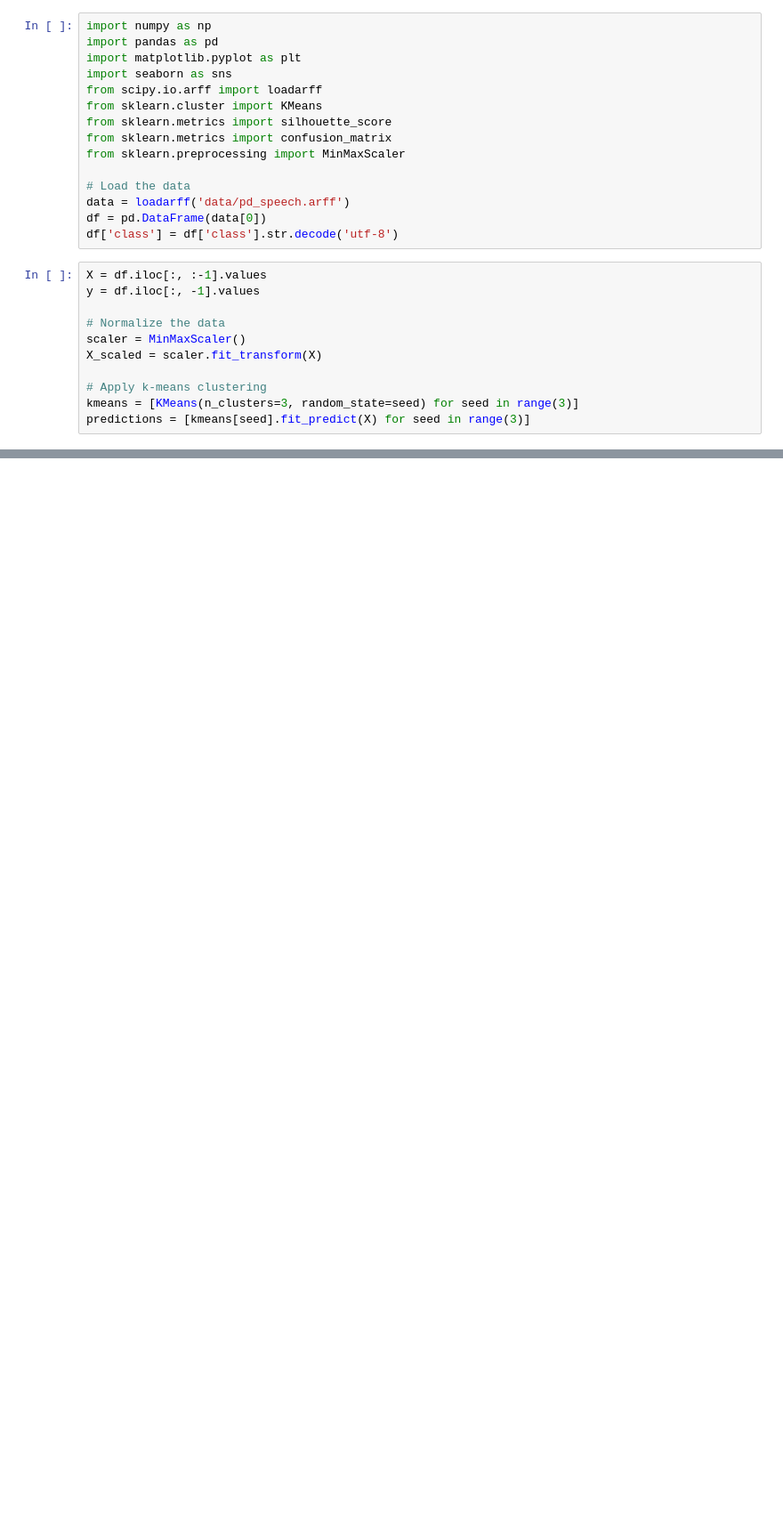
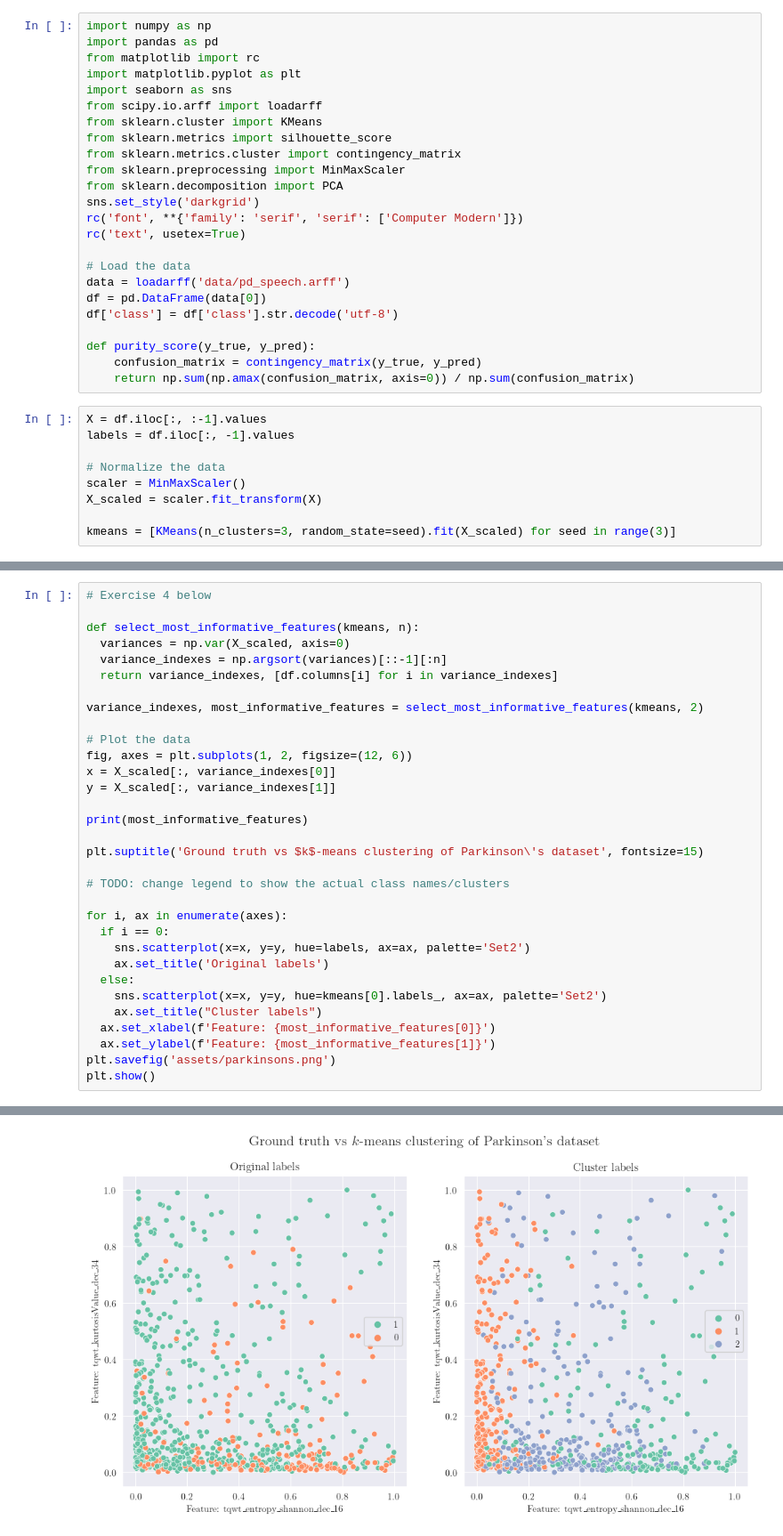
Before and after one commit to interro-potato/ml-homeworks, a Jupyter notebook: hw4/programming.ipynb, the cells around one changed output, grey strips where cells are left out. Shown: that part at 89% size. Saved outputs shown, nothing was run; the diff lists cells and outputs as text; blank space fills up the shorter version.

```diff
--- a/hw4/programming.ipynb
+++ b/hw4/programming.ipynb
@@ -1,26 +3,33 @@
 # %%
 import numpy as np
 import pandas as pd
+from matplotlib import rc
 import matplotlib.pyplot as plt
 import seaborn as sns
 from scipy.io.arff import loadarff
 from sklearn.cluster import KMeans
 from sklearn.metrics import silhouette_score
-from sklearn.metrics import confusion_matrix
+from sklearn.metrics.cluster import contingency_matrix
 from sklearn.preprocessing import MinMaxScaler
+from sklearn.decomposition import PCA
+sns.set_style('darkgrid')
+rc('font', **{'family': 'serif', 'serif': ['Computer Modern']})
+rc('text', usetex=True)
 
 # Load the data
 data = loadarff('data/pd_speech.arff')
 df = pd.DataFrame(data[0])
 df['class'] = df['class'].str.decode('utf-8')
+
+def purity_score(y_true, y_pred):
+    confusion_matrix = contingency_matrix(y_true, y_pred)
+    return np.sum(np.amax(confusion_matrix, axis=0)) / np.sum(confusion_matrix)
 # %%
 X = df.iloc[:, :-1].values
-y = df.iloc[:, -1].values
+labels = df.iloc[:, -1].values
 
 # Normalize the data
 scaler = MinMaxScaler()
 X_scaled = scaler.fit_transform(X)
 
-# Apply k-means clustering
-kmeans = [KMeans(n_clusters=3, random_state=seed) for seed in range(3)]
-predictions = [kmeans[seed].fit_predict(X) for seed in range(3)]
+kmeans = [KMeans(n_clusters=3, random_state=seed).fit(X_scaled) for seed in range(3)]
@@ -32,0 +50,33 @@ Silhouette scores: [0.6061811635543617, 0.6061811635543617, 0.6061811635543617]
+# %%
+# Exercise 4 below
+
+def select_most_informative_features(kmeans, n):
+  variances = np.var(X_scaled, axis=0)
+  variance_indexes = np.argsort(variances)[::-1][:n]
+  return variance_indexes, [df.columns[i] for i in variance_indexes]
+
+variance_indexes, most_informative_features = select_most_informative_features(kmeans, 2)
+
+# Plot the data
+fig, axes = plt.subplots(1, 2, figsize=(12, 6))
+x = X_scaled[:, variance_indexes[0]]
+y = X_scaled[:, variance_indexes[1]]
+
+print(most_informative_features)
+
+plt.suptitle('Ground truth vs $k$-means clustering of Parkinson\'s dataset', fontsize=15)
+
+# TODO: change legend to show the actual class names/clusters
+
+for i, ax in enumerate(axes):
+  if i == 0:
+    sns.scatterplot(x=x, y=y, hue=labels, ax=ax, palette='Set2')
+    ax.set_title('Original labels')
+  else:
+    sns.scatterplot(x=x, y=y, hue=kmeans[0].labels_, ax=ax, palette='Set2')
+    ax.set_title("Cluster labels")
+  ax.set_xlabel(f'Feature: {most_informative_features[0]}')
+  ax.set_ylabel(f'Feature: {most_informative_features[1]}')
+plt.savefig('assets/parkinsons.png')
+plt.show()
+# %% [output]
@@ -32,0 +84 @@ Silhouette scores: [0.6061811635543617, 0.6061811635543617, 0.6061811635543617]
+[figure, added]
```
Also changed, not shown: parts of 6 cells of this notebook, 4 other files.
